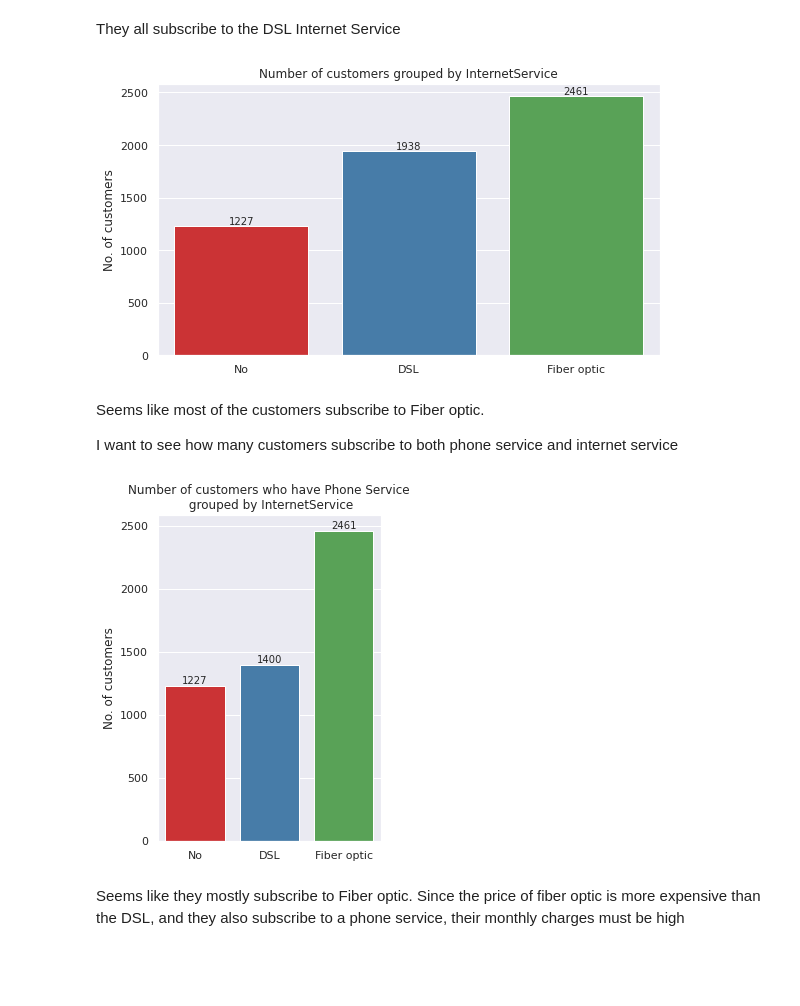
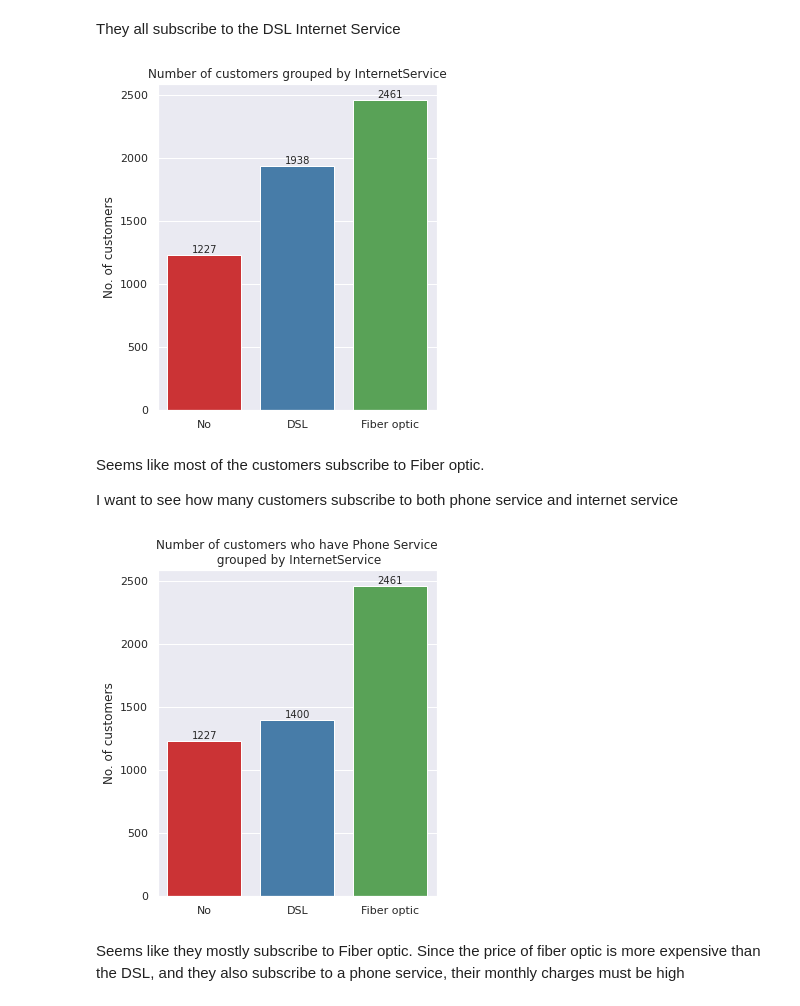
Before and after one commit to NikkiSatmaka/sticky-customers-operation, a Jupyter notebook: h8dsft_Milestone1P2_nikki_satmaka.ipynb, the cells around one changed output. Cells and saved outputs as stored; diff of their text form; code cells hidden in the pictures; blank space fills up the shorter version.

```diff
--- a/h8dsft_Milestone1P2_nikki_satmaka.ipynb
+++ b/h8dsft_Milestone1P2_nikki_satmaka.ipynb
@@ -538,24 +542,24 @@ plt.show()
 They all subscribe to the DSL Internet Service
 # %%
 # plot number of customers by InternetService
-plt.figure(figsize=(9, 5))
+plt.figure(figsize=(5, 6))
 ax = sns.countplot(data=df_train, x='InternetService')
 plt.title(f'Number of customers grouped by InternetService')
 plt.xlabel(None)
 plt.ylabel('No. of customers')
 
 ax.bar_label(ax.containers[0])
 
 plt.show()
 # %% [output]
-[figure, old version]
+[figure, new version]
 # %% [markdown]
 Seems like most of the customers subscribe to Fiber optic.
 
 I want to see how many customers subscribe to both phone service and internet service
 # %%
 # plot number of customers who have PhoneService grouped by InternetService
-plt.figure(figsize=(4, 6))
+plt.figure(figsize=(5, 6))
 ax = sns.countplot(data=df_train[df_train['PhoneService'] == 'Yes'], x='InternetService')
 plt.title(f'Number of customers who have Phone Service\n grouped by InternetService')
 plt.xlabel(None)
@@ -565,7 +569,7 @@ ax.bar_label(ax.containers[0])
 
 plt.show()
 # %% [output]
-[figure, old version]
+[figure, new version]
 # %% [markdown]
 Seems like they mostly subscribe to Fiber optic. Since the price of fiber optic is more expensive than the DSL, and they also subscribe to a phone service, their monthly charges must be high
 # %%
```
Also changed, not shown: parts of 29 cells of this notebook.
